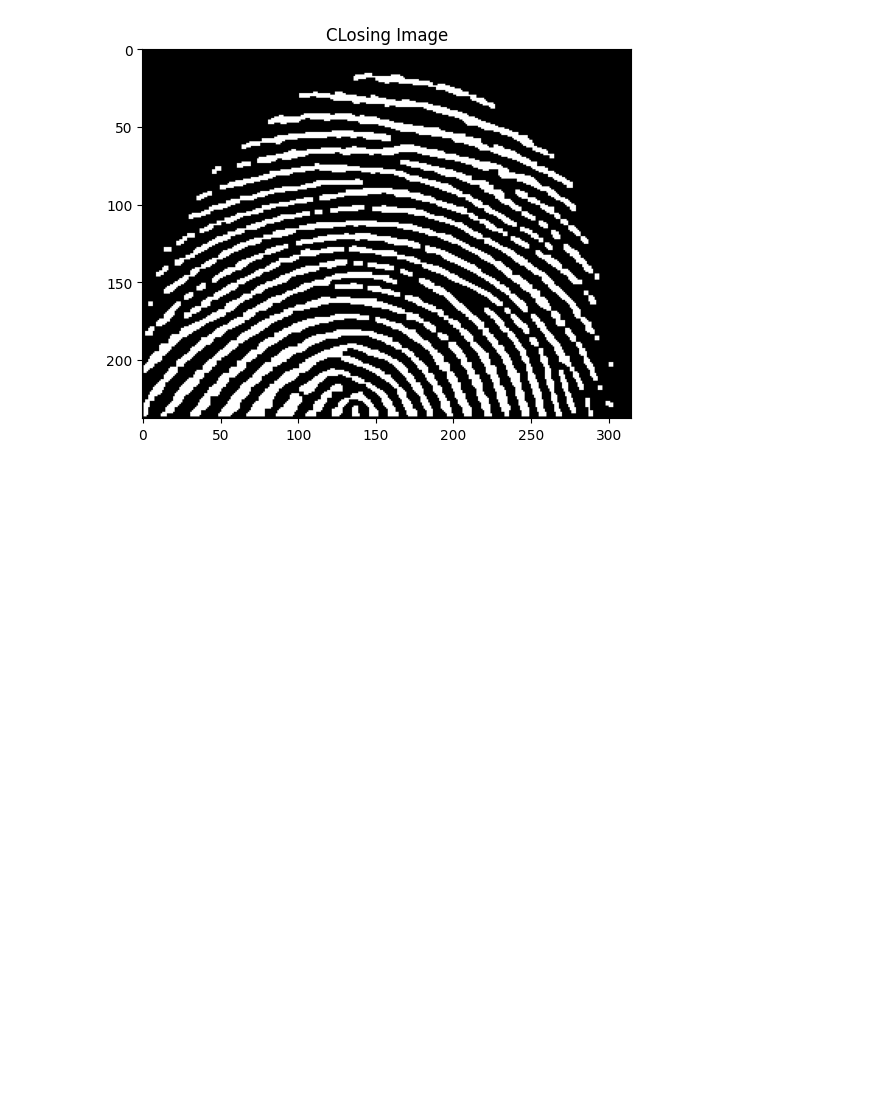
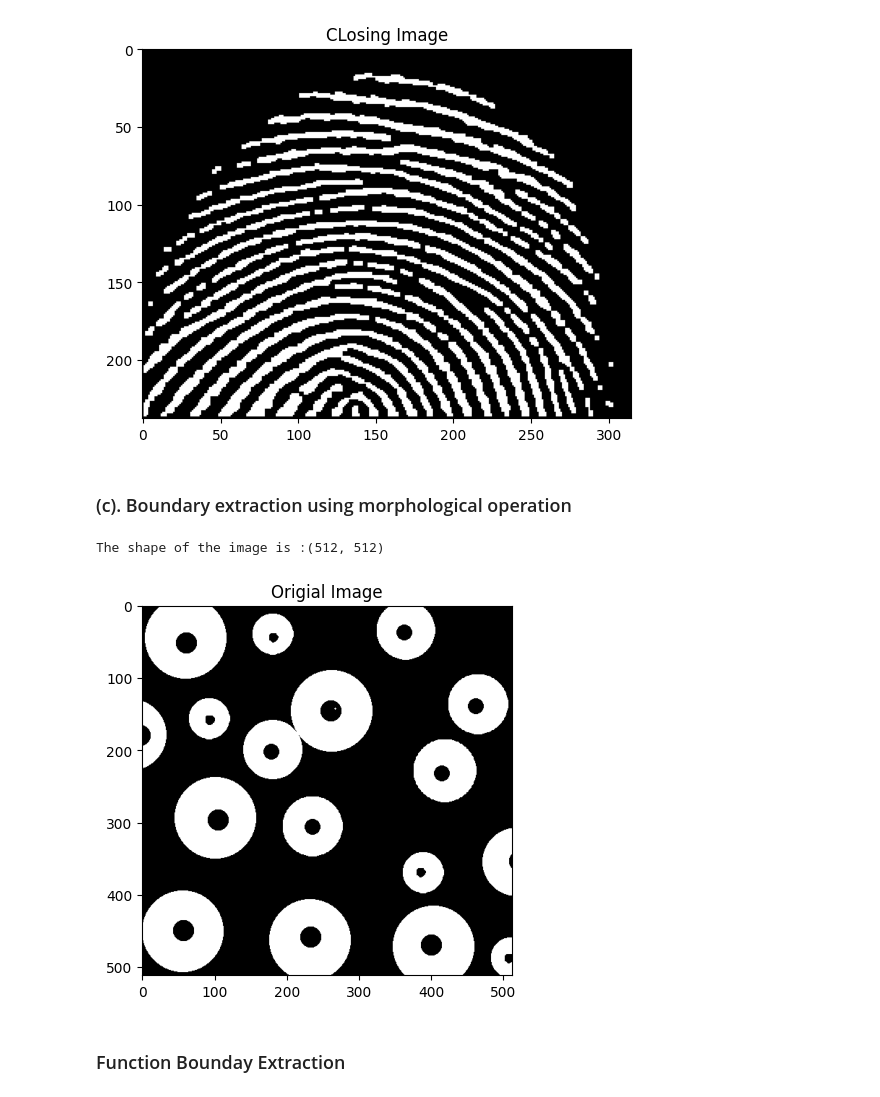
Before and after one commit to Mominur-sumon/Digital_image_processing_Lab_2025, a Jupyter notebook: 6.morphological_image_processing.ipynb, the cells around one changed output. Cells and saved outputs as stored; diff of their text form; code cells hidden in the pictures; blank space fills up the shorter version.

Commit message:
Boundary extraction added

```diff
--- a/6.morphological_image_processing.ipynb
+++ b/6.morphological_image_processing.ipynb
@@ -126,3 +126,16 @@ plt.title("CLosing Image")
 plt.show()
 # %% [output]
 [figure]
+# %% [markdown]
+### (c). Boundary extraction using morphological operation
+# %%
+boundary_image = cv2.imread("images6/circle.tif", cv2.IMREAD_GRAYSCALE)
+print(f"The shape of the image is :{boundary_image.shape}")
+plt.imshow(boundary_image, cmap='gray')
+plt.title("Origial Image")
+plt.show()
+# %% [output]
+The shape of the image is :(512, 512)
+[figure, added]
+# %% [markdown]
+### Function Bounday Extraction
```
Also changed, not shown: parts of 3 cells of this notebook.
